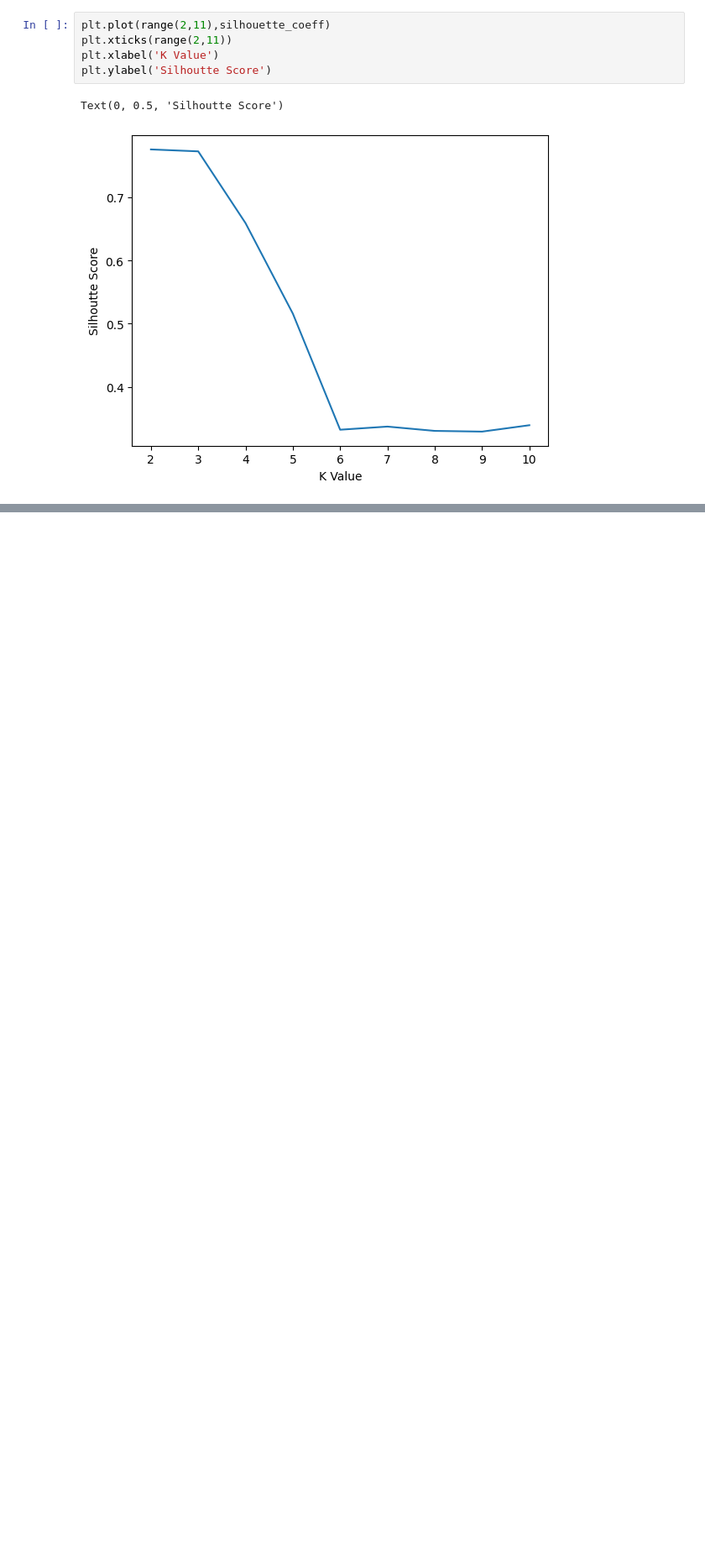
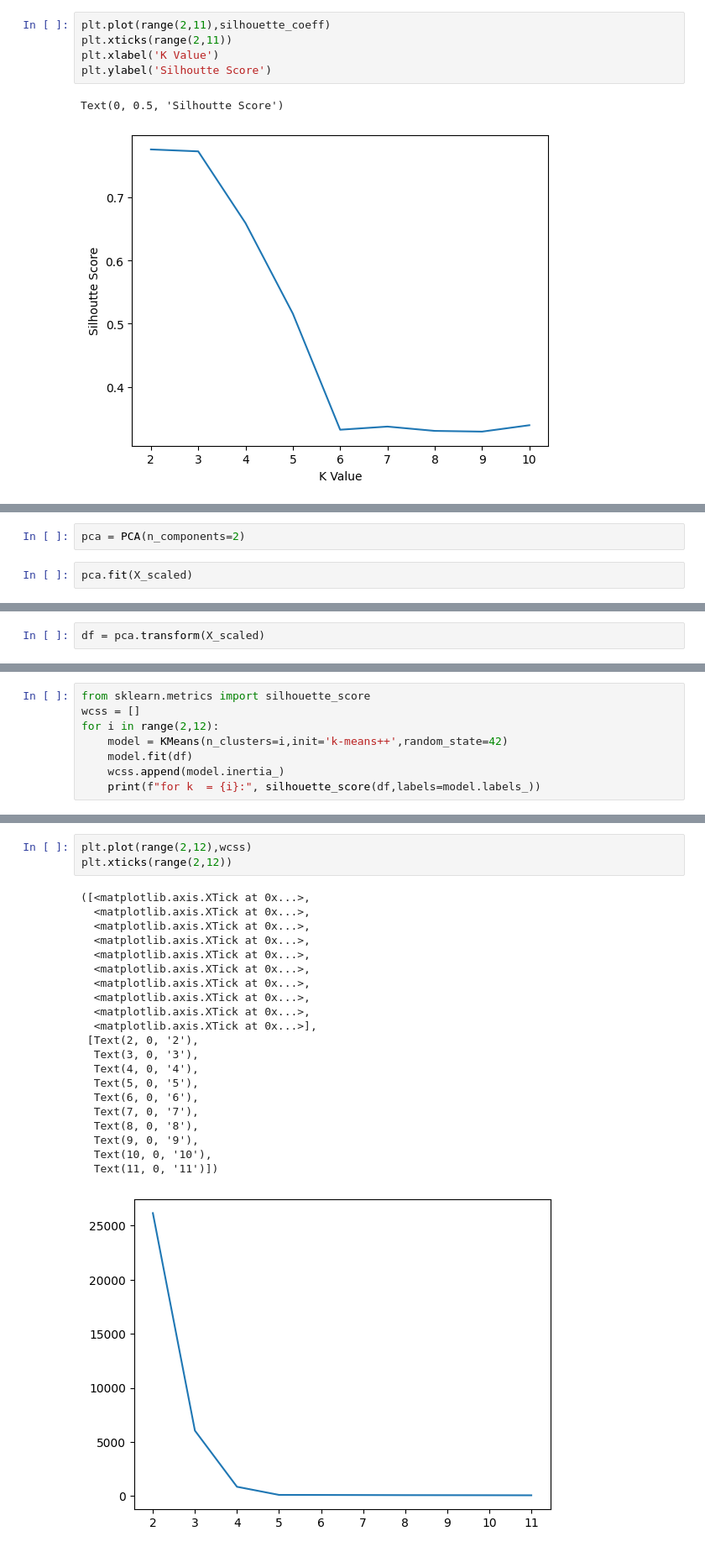
Before and after one commit to HanniKanchap/ML, a Jupyter notebook: Unsupervised_ML/KMeans_clustering.ipynb, the cells around one changed output, grey strips where cells are left out. Shown at 84% size. Cells and saved outputs as stored; diff of their text form; blank space fills up the shorter version.

Commit message:
PCA with KMeans

```diff
--- a/Unsupervised_ML/KMeans_clustering.ipynb
+++ b/Unsupervised_ML/KMeans_clustering.ipynb
@@ -147,0 +173,4 @@ Text(0, 0.5, 'Silhoutte Score')
+# %%
+pca = PCA(n_components=2)
+# %%
+pca.fit(X_scaled)
@@ -147,0 +183,2 @@ Text(0, 0.5, 'Silhoutte Score')
+# %%
+df = pca.transform(X_scaled)
@@ -147,0 +195,8 @@ Text(0, 0.5, 'Silhoutte Score')
+# %%
+from sklearn.metrics import silhouette_score
+wcss = []
+for i in range(2,12):
+    model = KMeans(n_clusters=i,init='k-means++',random_state=42)
+    model.fit(df)
+    wcss.append(model.inertia_)
+    print(f"for k  = {i}:", silhouette_score(df,labels=model.labels_))
@@ -147,0 +227,25 @@ Text(0, 0.5, 'Silhoutte Score')
+# %%
+plt.plot(range(2,12),wcss)
+plt.xticks(range(2,12))
+# %% [output]
+([<matplotlib.axis.XTick at 0x...>,
+  <matplotlib.axis.XTick at 0x...>,
+  <matplotlib.axis.XTick at 0x...>,
+  <matplotlib.axis.XTick at 0x...>,
+  <matplotlib.axis.XTick at 0x...>,
+  <matplotlib.axis.XTick at 0x...>,
+  <matplotlib.axis.XTick at 0x...>,
+  <matplotlib.axis.XTick at 0x...>,
+  <matplotlib.axis.XTick at 0x...>,
+  <matplotlib.axis.XTick at 0x...>],
+ [Text(2, 0, '2'),
+  Text(3, 0, '3'),
+  Text(4, 0, '4'),
+  Text(5, 0, '5'),
+  Text(6, 0, '6'),
+  Text(7, 0, '7'),
+  Text(8, 0, '8'),
+  Text(9, 0, '9'),
+  Text(10, 0, '10'),
+  Text(11, 0, '11')])
+[figure, added]
```
Also changed, not shown: parts of 13 cells of this notebook.
